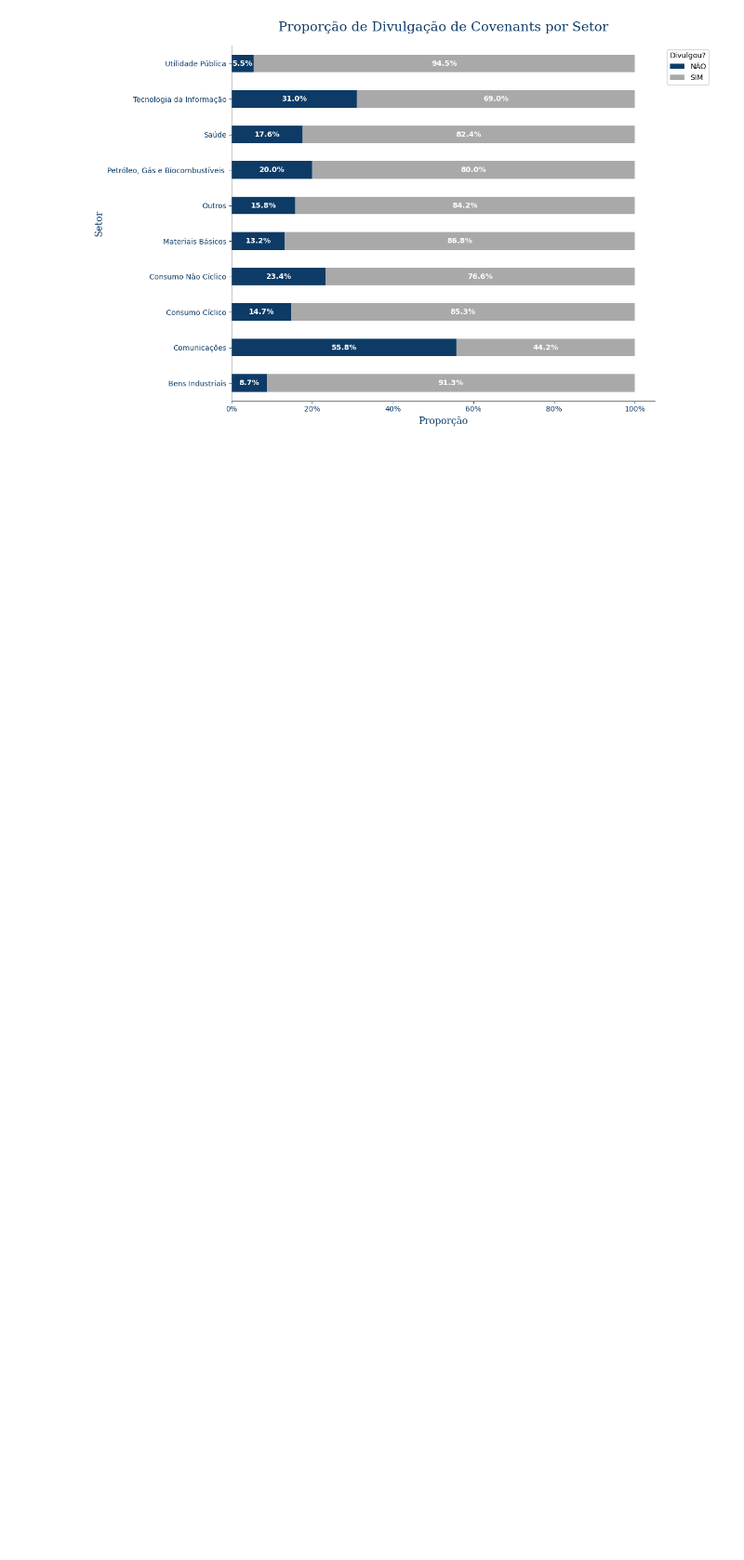
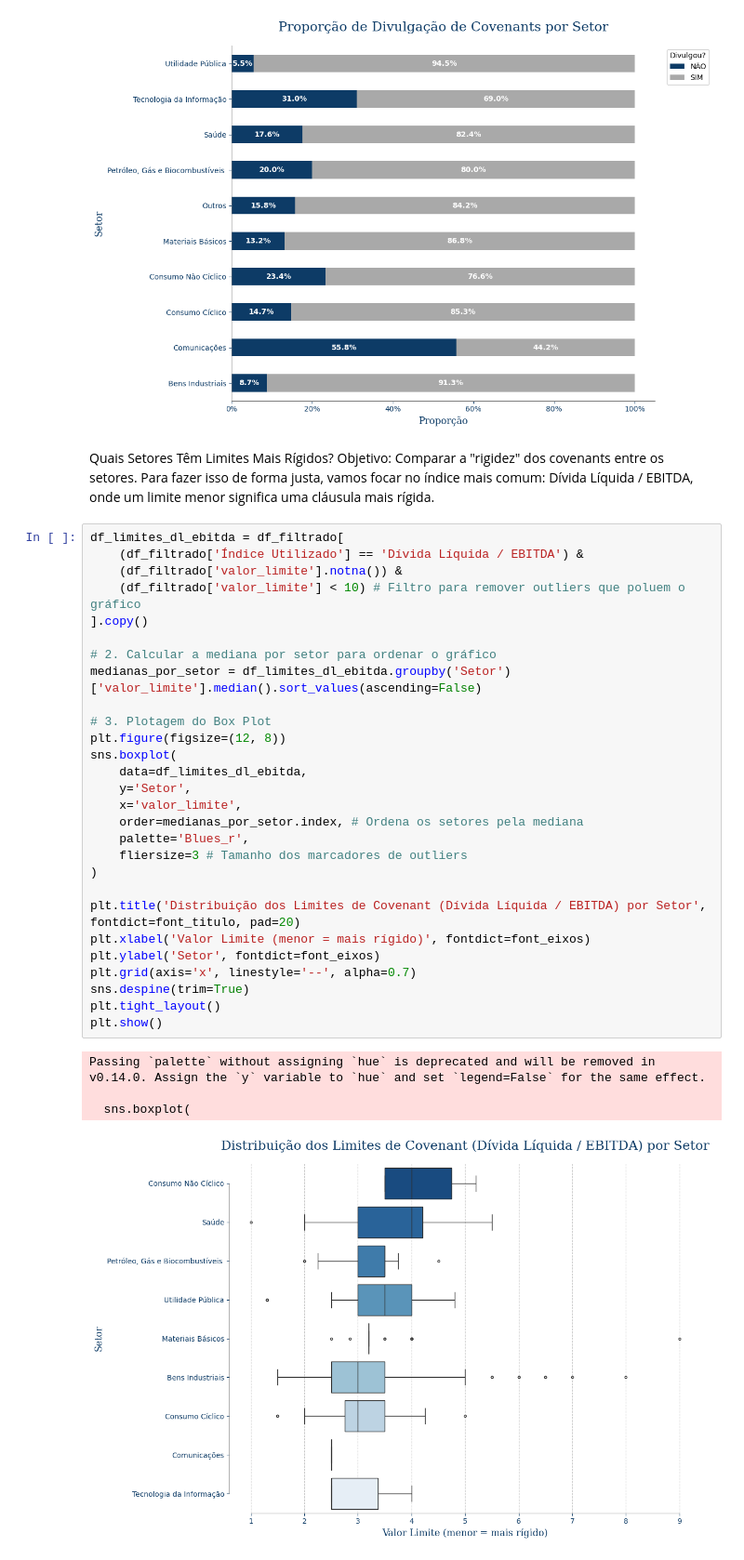
Before and after one commit to meduardajustino/Covenants-Contabeis, a Jupyter notebook: Análise Covenants.ipynb, the cells around one changed output. Shown at 93% size. Drawn from its saved outputs; the diff is of its cells as text; blank space fills up the shorter version.

```diff
--- a/Análise Covenants.ipynb
+++ b/Análise Covenants.ipynb
@@ -666,3 +669,39 @@ plt.tight_layout()
 plt.show()
 # %% [output]
 [figure]
+# %% [markdown]
+Quais Setores Têm Limites Mais Rígidos?
+Objetivo: Comparar a "rigidez" dos covenants entre os setores. Para fazer isso de forma justa, vamos focar no índice mais comum: Dívida Líquida / EBITDA, onde um limite menor significa uma cláusula mais rígida.
+# %%
+df_limites_dl_ebitda = df_filtrado[
+    (df_filtrado['Índice Utilizado'] == 'Dívida Líquida / EBITDA') &
+    (df_filtrado['valor_limite'].notna()) &
+    (df_filtrado['valor_limite'] < 10) # Filtro para remover outliers que poluem o gráfico
+].copy()
+
+# 2. Calcular a mediana por setor para ordenar o gráfico
+medianas_por_setor = df_limites_dl_ebitda.groupby('Setor')['valor_limite'].median().sort_values(ascending=False)
+
+# 3. Plotagem do Box Plot
+plt.figure(figsize=(12, 8))
+sns.boxplot(
+    data=df_limites_dl_ebitda,
+    y='Setor',
+    x='valor_limite',
+    order=medianas_por_setor.index, # Ordena os setores pela mediana
+    palette='Blues_r',
+    fliersize=3 # Tamanho dos marcadores de outliers
+)
+
+plt.title('Distribuição dos Limites de Covenant (Dívida Líquida / EBITDA) por Setor', fontdict=font_titulo, pad=20)
+plt.xlabel('Valor Limite (menor = mais rígido)', fontdict=font_eixos)
+plt.ylabel('Setor', fontdict=font_eixos)
+plt.grid(axis='x', linestyle='--', alpha=0.7)
+sns.despine(trim=True)
+plt.tight_layout()
+plt.show()
+# %% [output]
+Passing `palette` without assigning `hue` is deprecated and will be removed in v0.14.0. Assign the `y` variable to `hue` and set `legend=False` for the same effect.
+
+  sns.boxplot(
+[figure, added]
```
Also changed, not shown: parts of 13 cells of this notebook, 2 other files.
